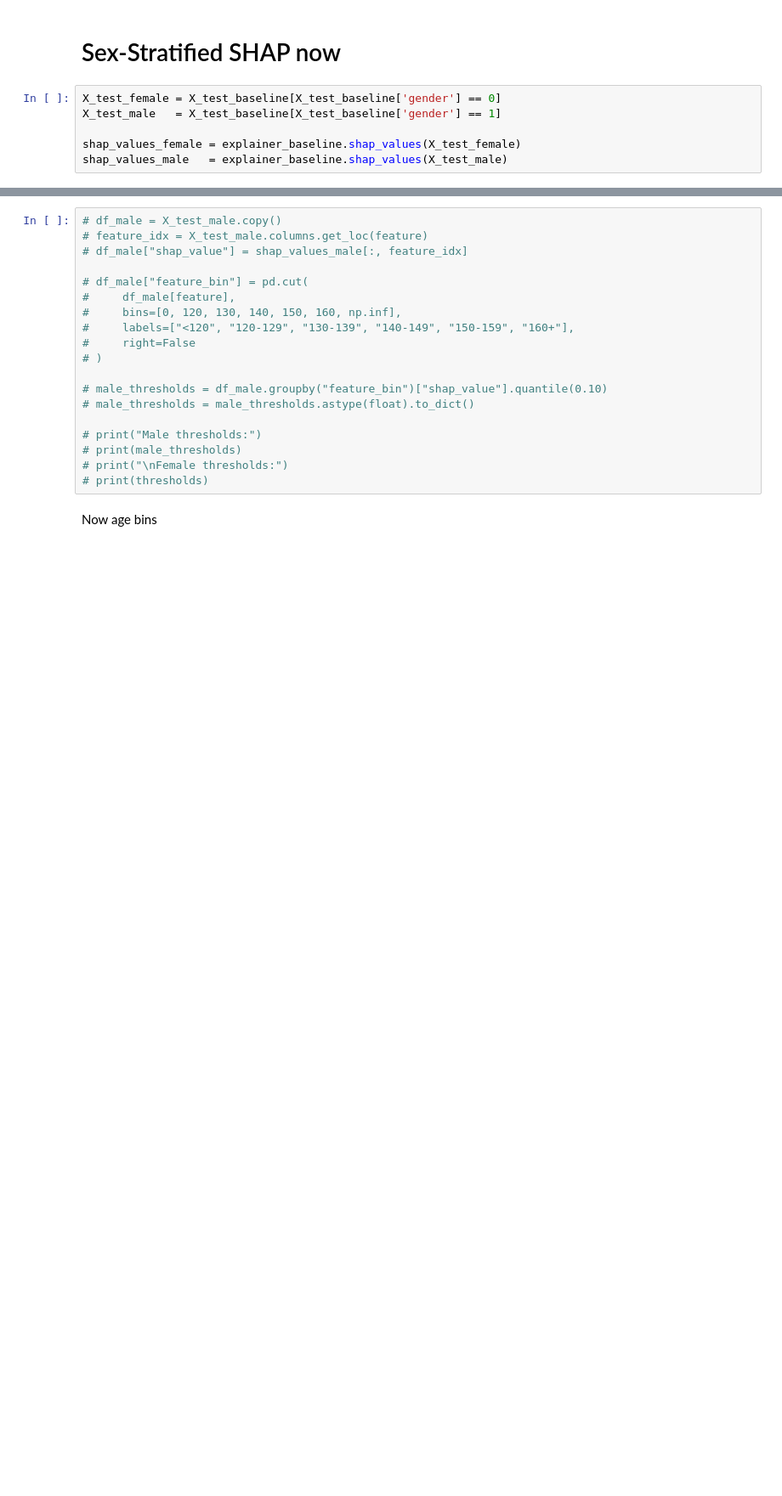
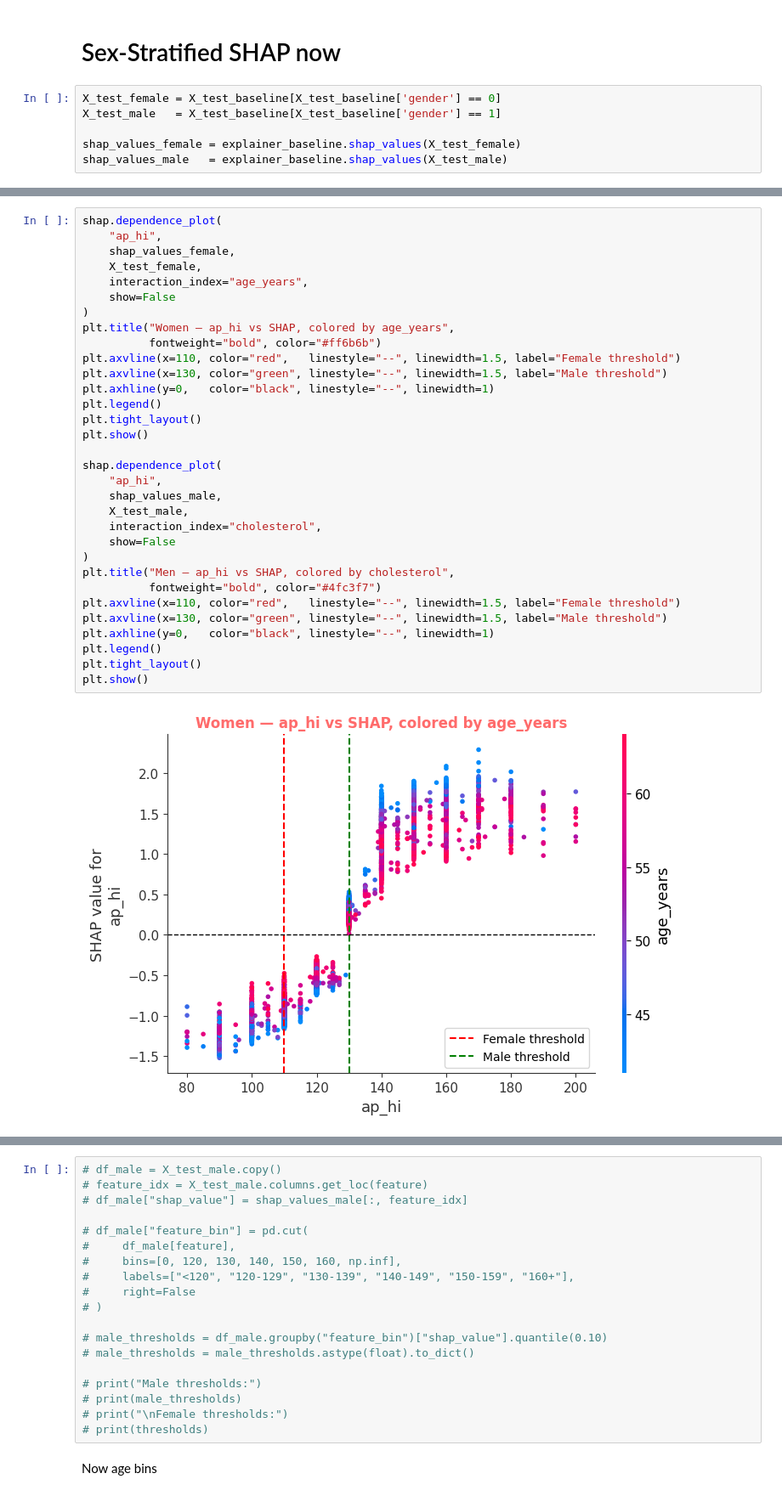
Before and after one commit to Kavisha612/Dissertation_ExplainableAI, a Jupyter notebook: Shap_implementation.ipynb, the cells around one changed output, grey strips where cells are left out. Shown at 85% size. Cells and saved outputs as stored; diff of their text form; blank space fills up the shorter version.

```diff
--- a/Shap_implementation.ipynb
+++ b/Shap_implementation.ipynb
@@ -143,0 +164,34 @@ for f in features:
+# %%
+shap.dependence_plot(
+    "ap_hi",
+    shap_values_female,
+    X_test_female,
+    interaction_index="age_years",
+    show=False
+)
+plt.title("Women — ap_hi vs SHAP, colored by age_years",
+          fontweight="bold", color="#ff6b6b")
+plt.axvline(x=110, color="red",   linestyle="--", linewidth=1.5, label="Female threshold")
+plt.axvline(x=130, color="green", linestyle="--", linewidth=1.5, label="Male threshold")
+plt.axhline(y=0,   color="black", linestyle="--", linewidth=1)
+plt.legend()
+plt.tight_layout()
+plt.show()
+
+shap.dependence_plot(
+    "ap_hi",
+    shap_values_male,
+    X_test_male,
+    interaction_index="cholesterol",
+    show=False
+)
+plt.title("Men — ap_hi vs SHAP, colored by cholesterol",
+          fontweight="bold", color="#4fc3f7")
+plt.axvline(x=110, color="red",   linestyle="--", linewidth=1.5, label="Female threshold")
+plt.axvline(x=130, color="green", linestyle="--", linewidth=1.5, label="Male threshold")
+plt.axhline(y=0,   color="black", linestyle="--", linewidth=1)
+plt.legend()
+plt.tight_layout()
+plt.show()
+# %% [output]
+[figure, added]
```
Also changed, not shown: parts of 10 cells of this notebook.
